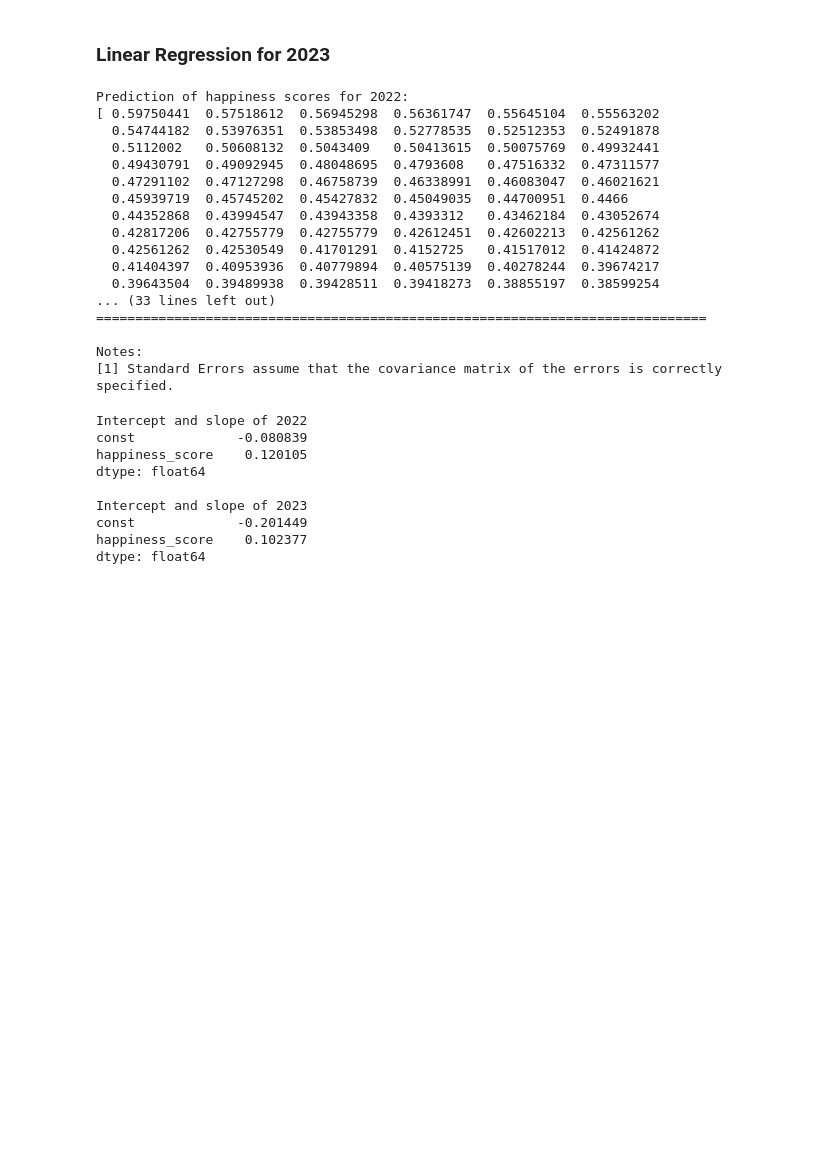
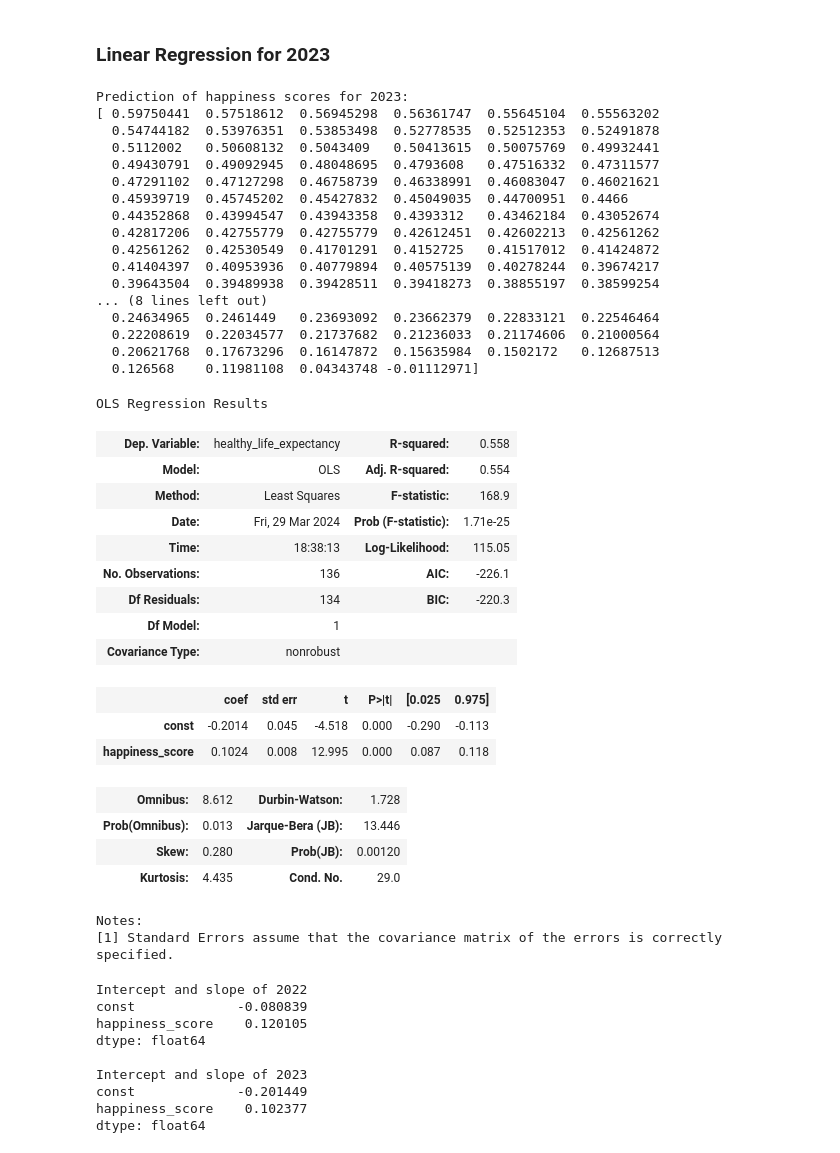
Before and after one commit to aaronng03/CMSE202-s24-turnin, a Jupyter notebook: hw-03/HW-03.ipynb, the cells around one changed output. Saved outputs shown, nothing was run; the diff lists cells and outputs as text; code cells hidden in the pictures; blank space fills up the shorter version.

```diff
--- a/hw-03/HW-03.ipynb
+++ b/hw-03/HW-03.ipynb
@@ -204,38 +223,57 @@ Notes:
 # %%
 # Define the X and Y variables for the model
 X_23 = new_23['happiness_score']
 Y_23 = new_23['healthy_life_expectancy']
 
 # Add a constant for the independent variable
 X_const = sm.add_constant(X_23)
 
 # Fit and summarize OLS model
 model_23 = sm.OLS(Y_23, X_const).fit()
 
 # Predict the happiness score for 2023
 
-print('Prediction of happiness scores for 2022:')
+print('Prediction of happiness scores for 2023:')
 print(model_23.predict())
 
-print(model_23.summary())
+model_23.summary()
 # %% [output]
-Prediction of happiness scores for 2022:
+Prediction of happiness scores for 2023:
 [ 0.59750441  0.57518612  0.56945298  0.56361747  0.55645104  0.55563202
   0.54744182  0.53976351  0.53853498  0.52778535  0.52512353  0.52491878
   0.5112002   0.50608132  0.5043409   0.50413615  0.50075769  0.49932441
   0.49430791  0.49092945  0.48048695  0.4793608   0.47516332  0.47311577
   0.47291102  0.47127298  0.46758739  0.46338991  0.46083047  0.46021621
   0.45939719  0.45745202  0.45427832  0.45049035  0.44700951  0.4466
   0.44352868  0.43994547  0.43943358  0.4393312   0.43462184  0.43052674
   0.42817206  0.42755779  0.42755779  0.42612451  0.42602213  0.42561262
   0.42561262  0.42530549  0.41701291  0.4152725   0.41517012  0.41424872
   0.41404397  0.40953936  0.40779894  0.40575139  0.40278244  0.39674217
   0.39643504  0.39489938  0.39428511  0.39418273  0.38855197  0.38599254
-... (33 lines left out)
-==============================================================================
-
-Notes:
-[1] Standard Errors assume that the covariance matrix of the errors is correctly specified.
+... (8 lines left out)
+  0.24634965  0.2461449   0.23693092  0.23662379  0.22833121  0.22546464
+  0.22208619  0.22034577  0.21737682  0.21236033  0.21174606  0.21000564
+  0.20621768  0.17673296  0.16147872  0.15635984  0.1502172   0.12687513
+  0.126568    0.11981108  0.04343748 -0.01112971]
+OLS Regression Results
+| Dep. Variable: | healthy_life_expectancy | R-squared: | 0.558 |
+| Model: | OLS | Adj. R-squared: | 0.554 |
+| Method: | Least Squares | F-statistic: | 168.9 |
+| Date: | Fri, 29 Mar 2024 | Prob (F-statistic): | 1.71e-25 |
+| Time: | 18:38:13 | Log-Likelihood: | 115.05 |
+| No. Observations: | 136 | AIC: | -226.1 |
+| Df Residuals: | 134 | BIC: | -220.3 |
+| Df Model: | 1 |  |  |
+| Covariance Type: | nonrobust |  |  |
+|  | coef | std err | t | P>|t| | [0.025 | 0.975] |
+| const | -0.2014 | 0.045 | -4.518 | 0.000 | -0.290 | -0.113 |
+| happiness_score | 0.1024 | 0.008 | 12.995 | 0.000 | 0.087 | 0.118 |
+| Omnibus: | 8.612 | Durbin-Watson: | 1.728 |
+| Prob(Omnibus): | 0.013 | Jarque-Bera (JB): | 13.446 |
+| Skew: | 0.280 | Prob(JB): | 0.00120 |
+| Kurtosis: | 4.435 | Cond. No. | 29.0 |
+Notes:
+[1] Standard Errors assume that the covariance matrix of the errors is correctly specified.
 # %%
 print('Intercept and slope of 2022')
 print(model_22.params)
```
Also changed, not shown: parts of 13 cells of this notebook.
